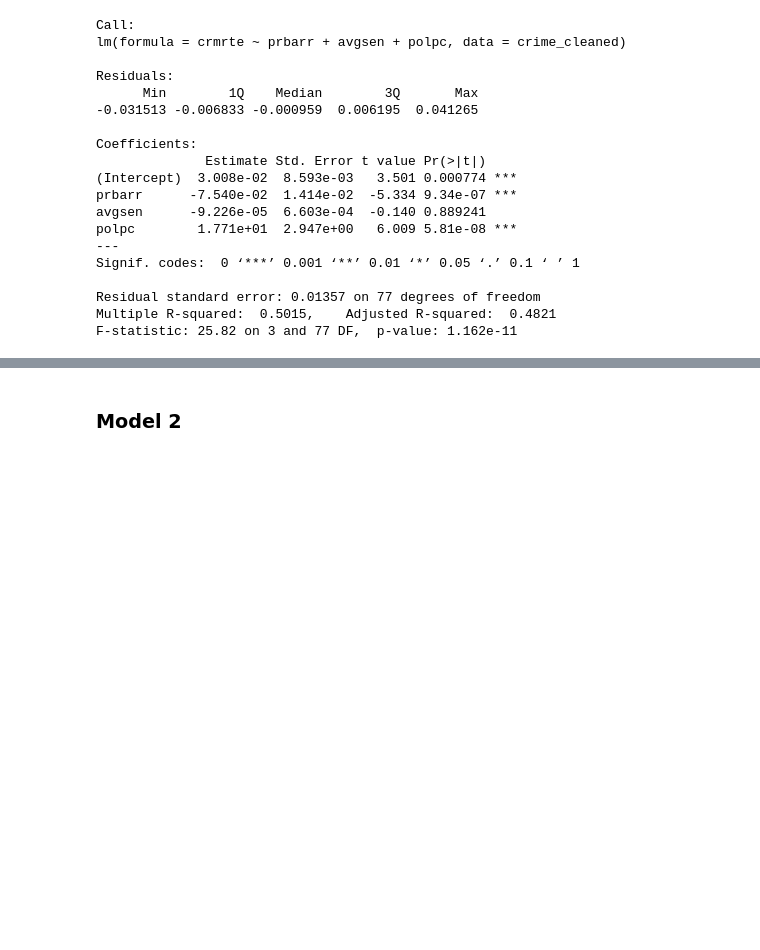
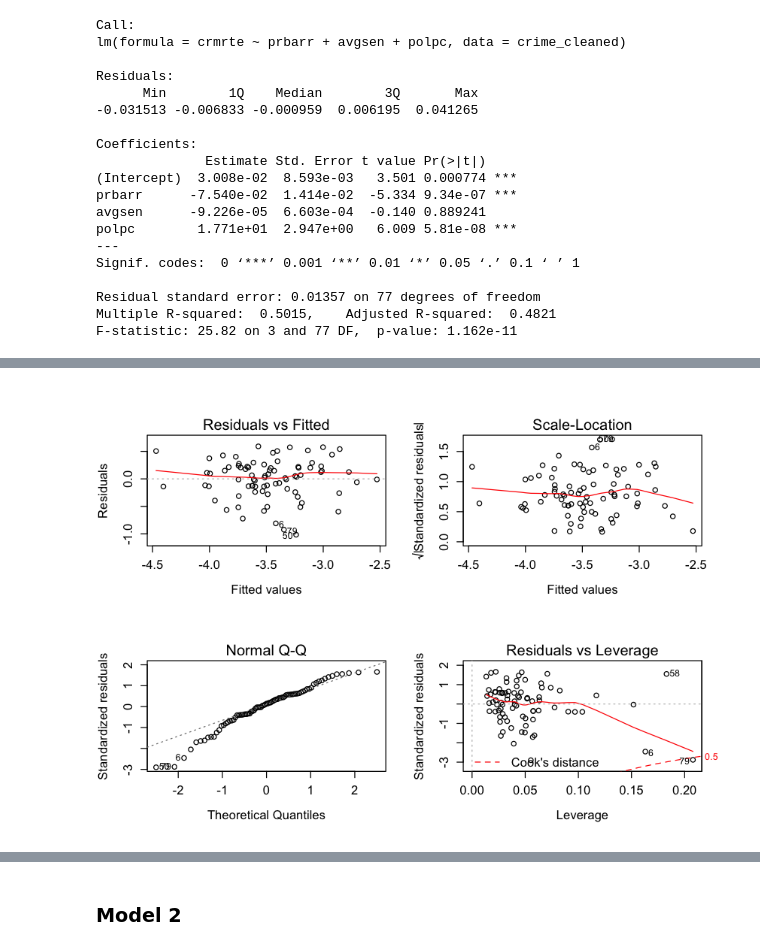
Before and after one commit to lucaschadwicklam97/lab_3_collab, a Jupyter notebook: Annabelle_Joy_Lucas_lab3_v2.ipynb, the cells around one changed output, grey strips where cells are left out. Drawn from its saved outputs; the diff is of its cells as text; code cells hidden in the pictures; blank space fills up the shorter version.

```diff
--- a/Annabelle_Joy_Lucas_lab3_v2.ipynb
+++ b/Annabelle_Joy_Lucas_lab3_v2.ipynb
@@ -320,0 +338,9 @@ options(repr.plot.width=7, repr.plot.height=3)
+# %%
+m1_log <- lm(log(crmrte) ~ prbarr + log(avgsen) + log(polpc), data=crime_cleaned)
+
+coeftest(m1_log, vcov = vcovHC)
+vcovHC(m1_log)
+summary(m1_log)$r.squared
+summary(m1_log)$adj.r.squared
+
+AIC(m1_log)
@@ -321 +365,12 @@ options(repr.plot.width=7, repr.plot.height=3)
+# %%
+par(mfrow=c(2,2))
+
+plot(m1_log, which=1)
+plot(m1_log, which=3)
+plot(m1_log, which=2)
+plot(m1_log, which=5)
+
+options(repr.plot.height = 5, repr.plot.width = 7, repr.plot.pointsize = 10)
+# %% [output]
+[figure, added]
 # %% [markdown]
```
Also changed, not shown: parts of 33 cells of this notebook.
